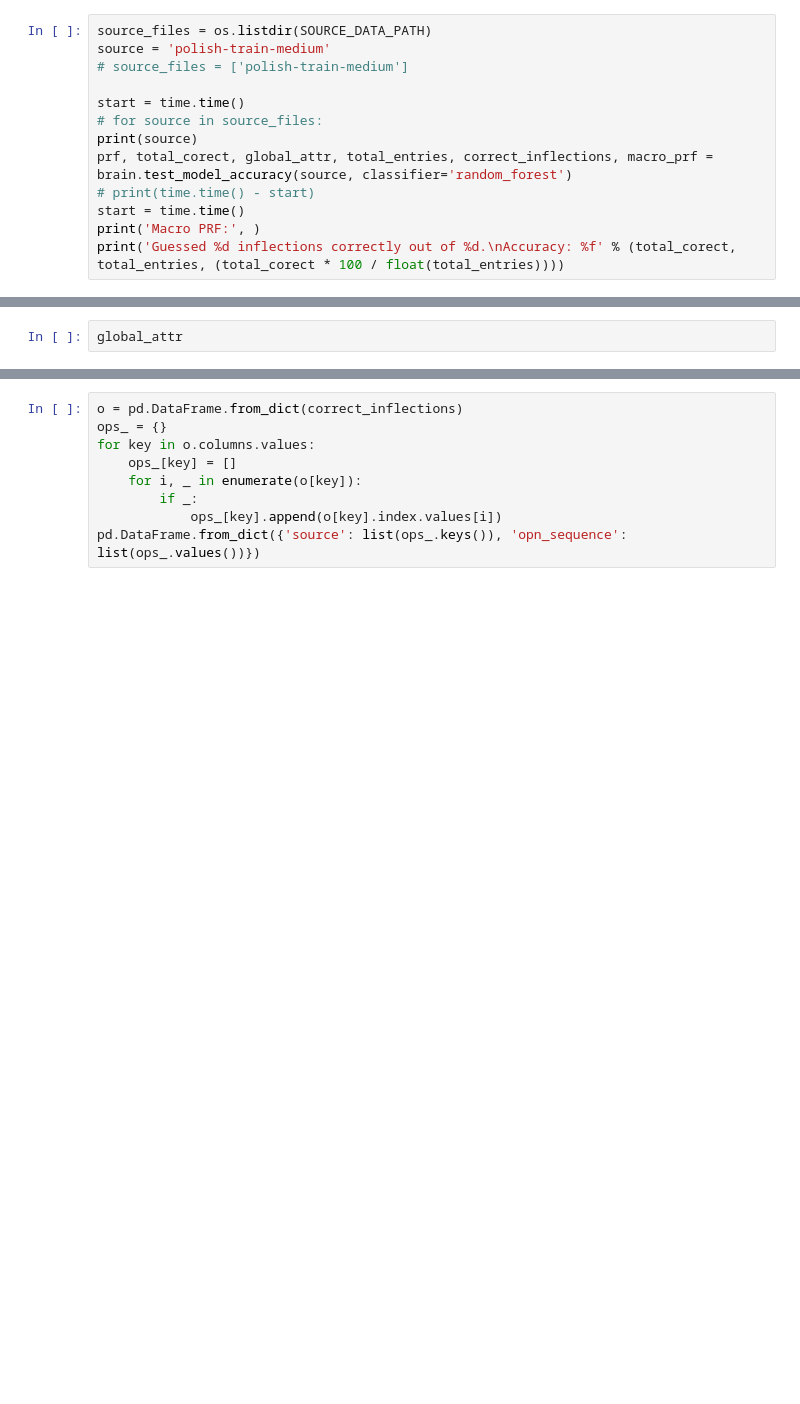
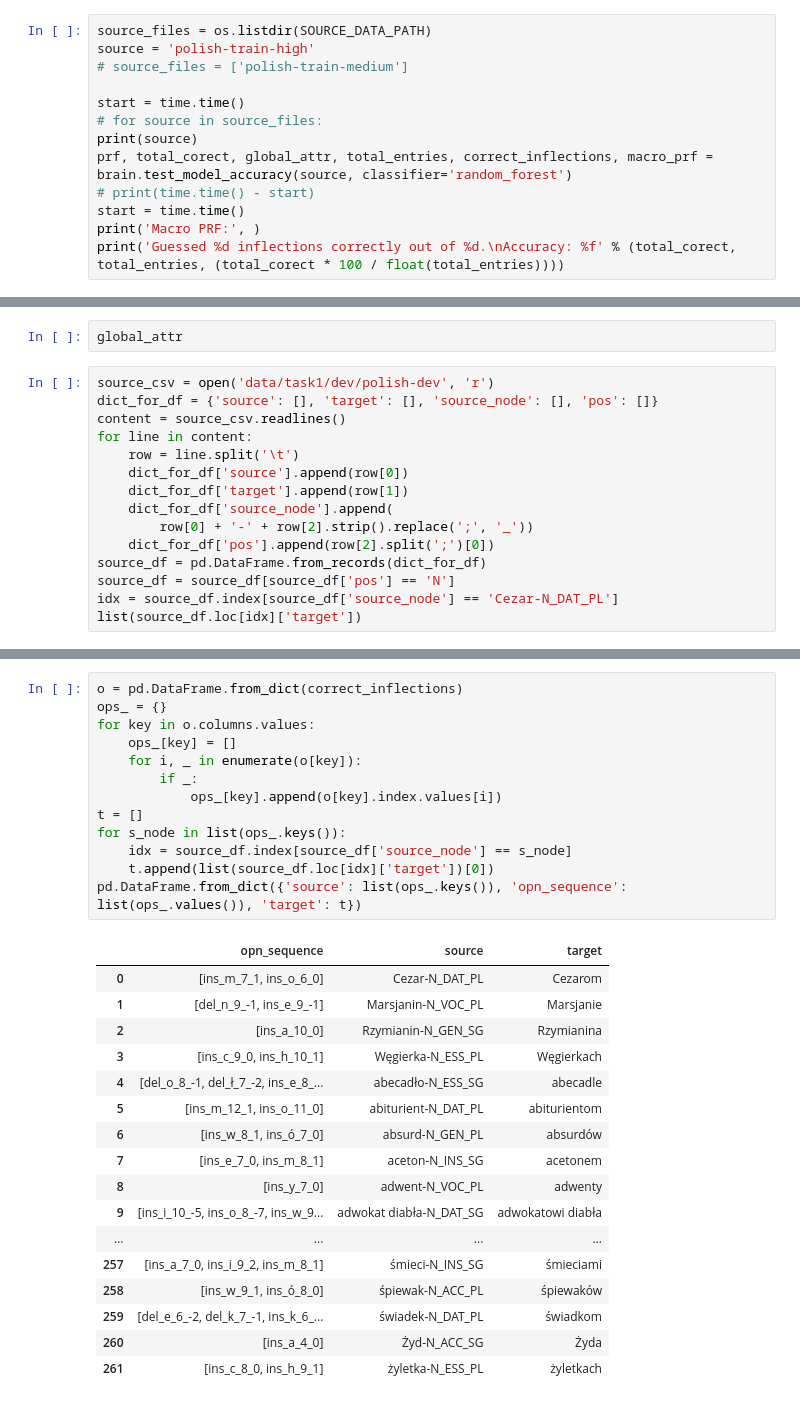
Before and after one commit to Demfier/PSyn, a Jupyter notebook: test_kclassifiers.ipynb, the cells around one changed output, grey strips where cells are left out. Saved outputs shown, nothing was run; the diff lists cells and outputs as text; blank space fills up the shorter version.

```diff
--- a/test_kclassifiers.ipynb
+++ b/test_kclassifiers.ipynb
@@ -24,6 +34,6 @@ print('Guessed %d inflections correctly out of %d.\nAccuracy: %f' % (total_corec
 # %%
 source_files = os.listdir(SOURCE_DATA_PATH)
-source = 'polish-train-medium'
+source = 'polish-train-high'
 # source_files = ['polish-train-medium']
 
 start = time.time()
@@ -37,2 +57,17 @@ print('Guessed %d inflections correctly out of %d.\nAccuracy: %f' % (total_corec
 # %%
 global_attr
+# %%
+source_csv = open('data/task1/dev/polish-dev', 'r')
+dict_for_df = {'source': [], 'target': [], 'source_node': [], 'pos': []}
+content = source_csv.readlines()
+for line in content:
+    row = line.split('\t')
+    dict_for_df['source'].append(row[0])
+    dict_for_df['target'].append(row[1])
+    dict_for_df['source_node'].append(
+        row[0] + '-' + row[2].strip().replace(';', '_'))
+    dict_for_df['pos'].append(row[2].split(';')[0])
+source_df = pd.DataFrame.from_records(dict_for_df)
+source_df = source_df[source_df['pos'] == 'N']
+idx = source_df.index[source_df['source_node'] == 'Cezar-N_DAT_PL']
+list(source_df.loc[idx]['target'])
@@ -39,9 +76,31 @@ global_attr
 # %%
 o = pd.DataFrame.from_dict(correct_inflections)
 ops_ = {}
 for key in o.columns.values:
     ops_[key] = []
     for i, _ in enumerate(o[key]):
         if _:
             ops_[key].append(o[key].index.values[i])
-pd.DataFrame.from_dict({'source': list(ops_.keys()), 'opn_sequence': list(ops_.values())})
+t = []
+for s_node in list(ops_.keys()):
+    idx = source_df.index[source_df['source_node'] == s_node]
+    t.append(list(source_df.loc[idx]['target'])[0])
+pd.DataFrame.from_dict({'source': list(ops_.keys()), 'opn_sequence': list(ops_.values()), 'target': t})
+# %% [output]
+|  | opn_sequence | source | target |
+| 0 | [ins_m_7_1, ins_o_6_0] | Cezar-N_DAT_PL | Cezarom |
+| 1 | [del_n_9_-1, ins_e_9_-1] | Marsjanin-N_VOC_PL | Marsjanie |
+| 2 | [ins_a_10_0] | Rzymianin-N_GEN_SG | Rzymianina |
+| 3 | [ins_c_9_0, ins_h_10_1] | Węgierka-N_ESS_PL | Węgierkach |
+| 4 | [del_o_8_-1, del_ł_7_-2, ins_e_8_... | abecadło-N_ESS_SG | abecadle |
+| 5 | [ins_m_12_1, ins_o_11_0] | abiturient-N_DAT_PL | abiturientom |
+| 6 | [ins_w_8_1, ins_ó_7_0] | absurd-N_GEN_PL | absurdów |
+| 7 | [ins_e_7_0, ins_m_8_1] | aceton-N_INS_SG | acetonem |
+| 8 | [ins_y_7_0] | adwent-N_VOC_PL | adwenty |
+| 9 | [ins_i_10_-5, ins_o_8_-7, ins_w_9... | adwokat diabła-N_DAT_SG | adwokatowi diabła |
+| ... | ... | ... | ... |
+| 257 | [ins_a_7_0, ins_i_9_2, ins_m_8_1] | śmieci-N_INS_SG | śmieciami |
+| 258 | [ins_w_9_1, ins_ó_8_0] | śpiewak-N_ACC_PL | śpiewaków |
+| 259 | [del_e_6_-2, del_k_7_-1, ins_k_6_... | świadek-N_DAT_PL | świadkom |
+| 260 | [ins_a_4_0] | Żyd-N_ACC_SG | Żyda |
+| 261 | [ins_c_8_0, ins_h_9_1] | żyletka-N_ESS_PL | żyletkach |
```
Also changed, not shown: parts of 9 cells of this notebook, 5 other files.
